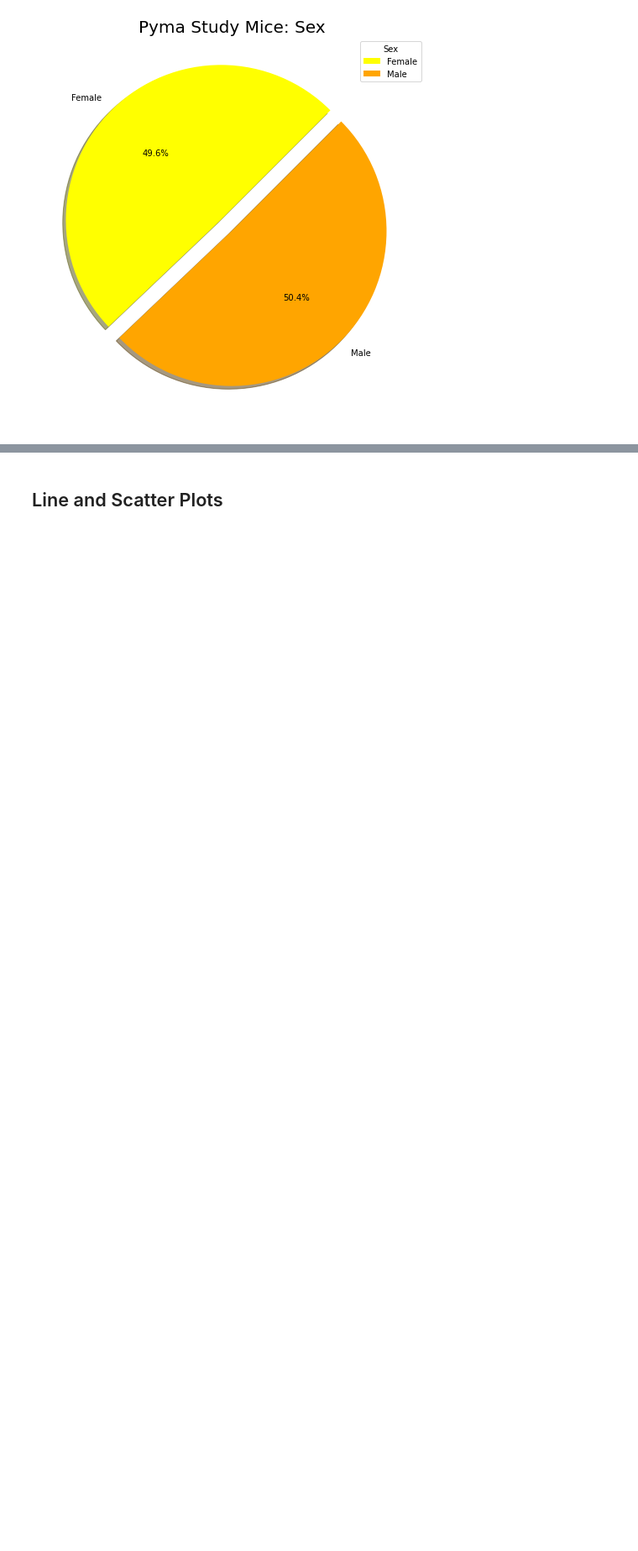
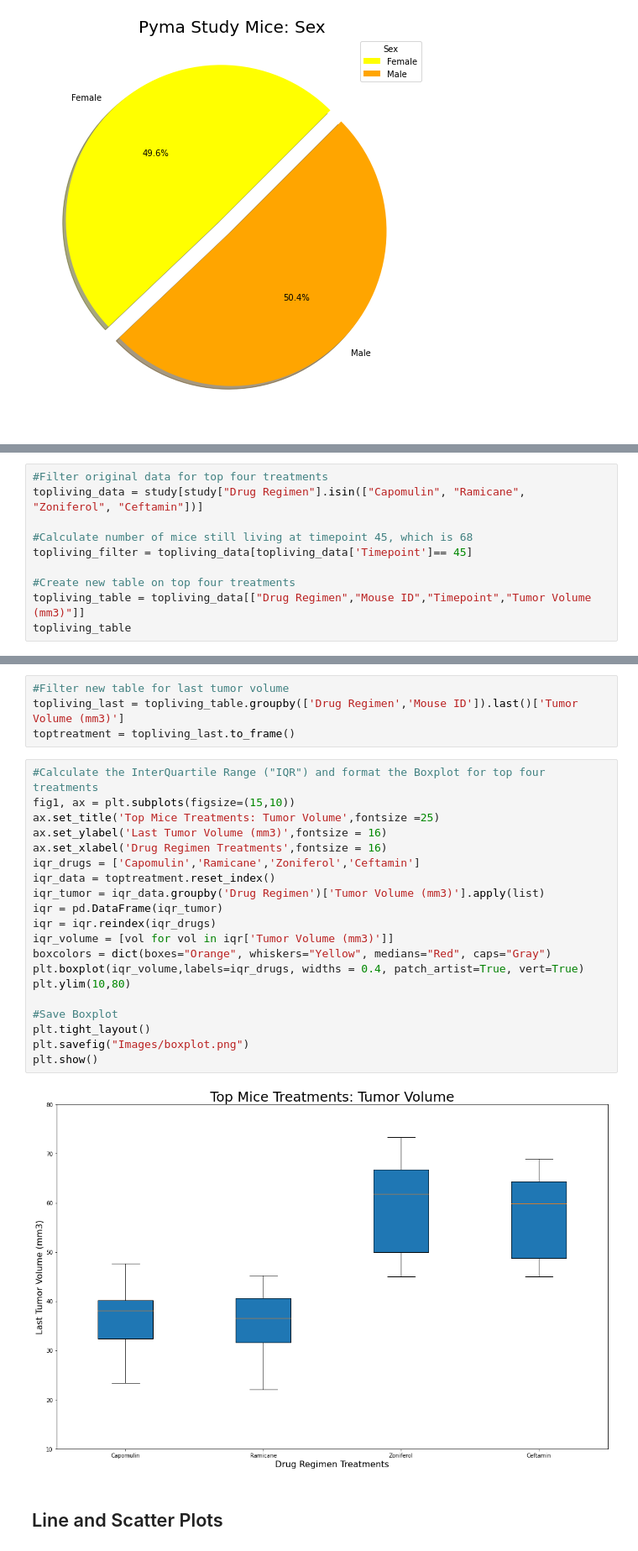
Before and after one commit to nataligracia/matplotlib_pharmaceuticals, a Jupyter notebook: PymaceuticalsScript.ipynb, the cells around one changed output, grey strips where cells are left out. Shown at 84% size. Drawn from its saved outputs; the diff is of its cells as text; blank space fills up the shorter version.

Commit message:
added boxplot

```diff
--- a/PymaceuticalsScript.ipynb
+++ b/PymaceuticalsScript.ipynb
@@ -219,0 +247,10 @@ plt.show()
+# %%
+#Filter original data for top four treatments
+topliving_data = study[study["Drug Regimen"].isin(["Capomulin", "Ramicane", "Zoniferol", "Ceftamin"])]
+
+#Calculate number of mice still living at timepoint 45, which is 68
+topliving_filter = topliving_data[topliving_data['Timepoint']== 45]
+
+#Create new table on top four treatments
+topliving_table = topliving_data[["Drug Regimen","Mouse ID","Timepoint","Tumor Volume (mm3)"]]
+topliving_table
@@ -220,3 +273,29 @@ plt.show()
+# %%
+#Filter new table for last tumor volume
+topliving_last = topliving_table.groupby(['Drug Regimen','Mouse ID']).last()['Tumor Volume (mm3)']
+toptreatment = topliving_last.to_frame()
+# %%
+#Calculate the InterQuartile Range ("IQR") and format the Boxplot for top four treatments
+fig1, ax = plt.subplots(figsize=(15,10))
+ax.set_title('Top Mice Treatments: Tumor Volume',fontsize =25)
+ax.set_ylabel('Last Tumor Volume (mm3)',fontsize = 16)
+ax.set_xlabel('Drug Regimen Treatments',fontsize = 16)
+iqr_drugs = ['Capomulin','Ramicane','Zoniferol','Ceftamin']
+iqr_data = toptreatment.reset_index()
+iqr_tumor = iqr_data.groupby('Drug Regimen')['Tumor Volume (mm3)'].apply(list)
+iqr = pd.DataFrame(iqr_tumor)
+iqr = iqr.reindex(iqr_drugs)
+iqr_volume = [vol for vol in iqr['Tumor Volume (mm3)']]
+boxcolors = dict(boxes="Orange", whiskers="Yellow", medians="Red", caps="Gray")
+plt.boxplot(iqr_volume,labels=iqr_drugs, widths = 0.4, patch_artist=True, vert=True)
+plt.ylim(10,80)
+
+#Save Boxplot
+plt.tight_layout()
+plt.savefig("Images/boxplot.png")
+plt.show()
+# %% [output]
+[figure, added]
 # %% [markdown]
 ## Line and Scatter Plots
 # %%
```
Also changed, not shown: parts of 22 cells of this notebook, 4 other files.
